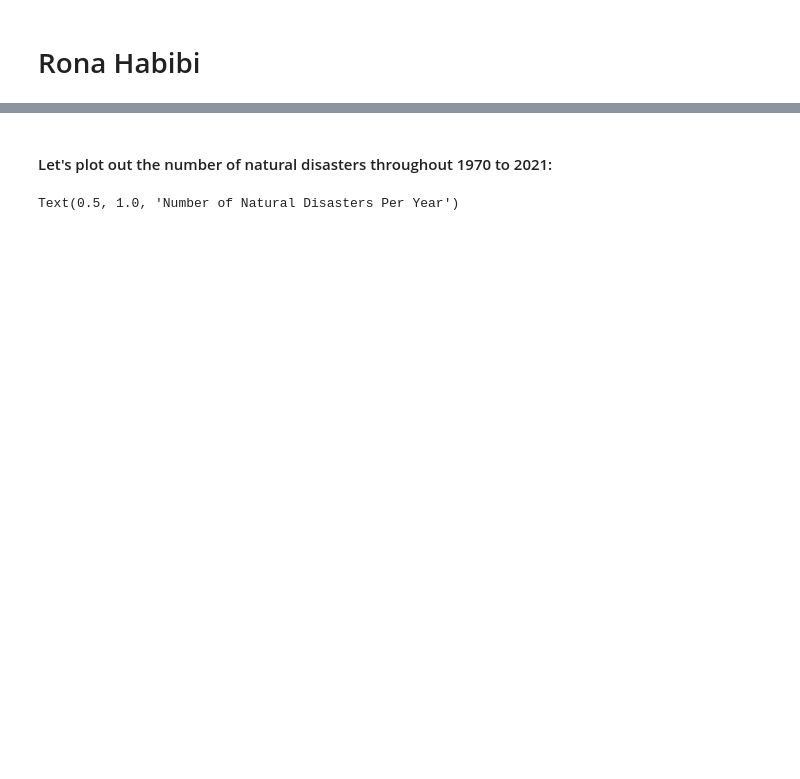
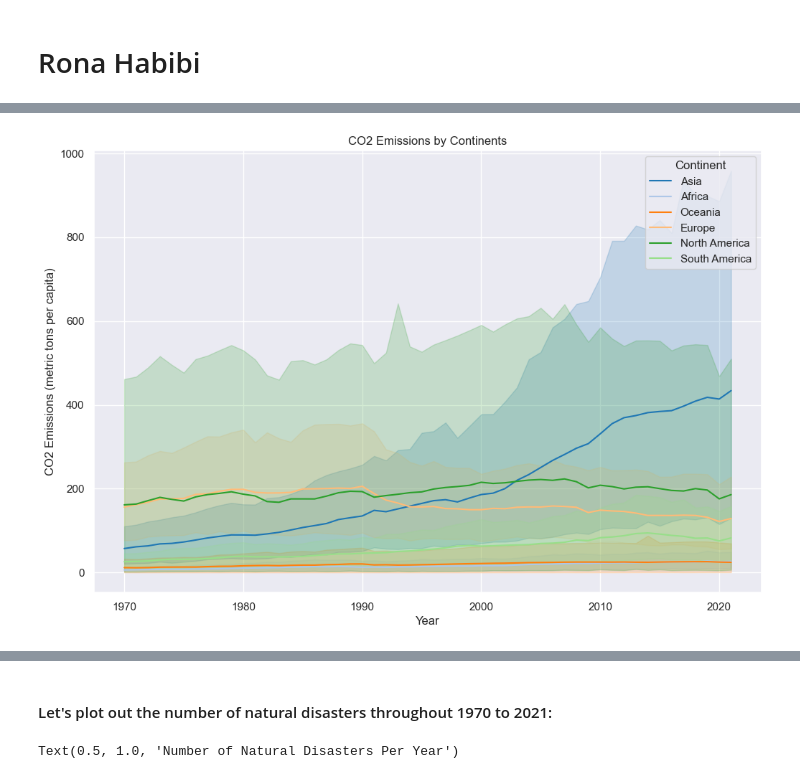
Before and after one commit to ubco-W2022T2-data301/project-group-group42, a Jupyter notebook: analysis/analysisRona.ipynb, the cells around one changed output, grey strips where cells are left out. Saved outputs shown, nothing was run; the diff lists cells and outputs as text; code cells hidden in the pictures; blank space fills up the shorter version.

```diff
--- a/analysis/analysisRona.ipynb
+++ b/analysis/analysisRona.ipynb
@@ -401,0 +185,11 @@ sns.violinplot(data=continents, x= "Year", y= "Disaster Type")
+# %%
+df2 = preprocess_emissions_data()
+sns.set_theme()
+plt.figure(figsize=(12, 8))
+sns.lineplot(data=df2, x="Year", y="co2", hue="Continent", palette="tab20")
+plt.xlabel("Year")
+plt.ylabel("CO2 Emissions (metric tons per capita)")
+plt.title("CO2 Emissions by Continents")
+plt.show()
+# %% [output]
+[figure, added]
```
Also changed, not shown: parts of 76 cells of this notebook.
